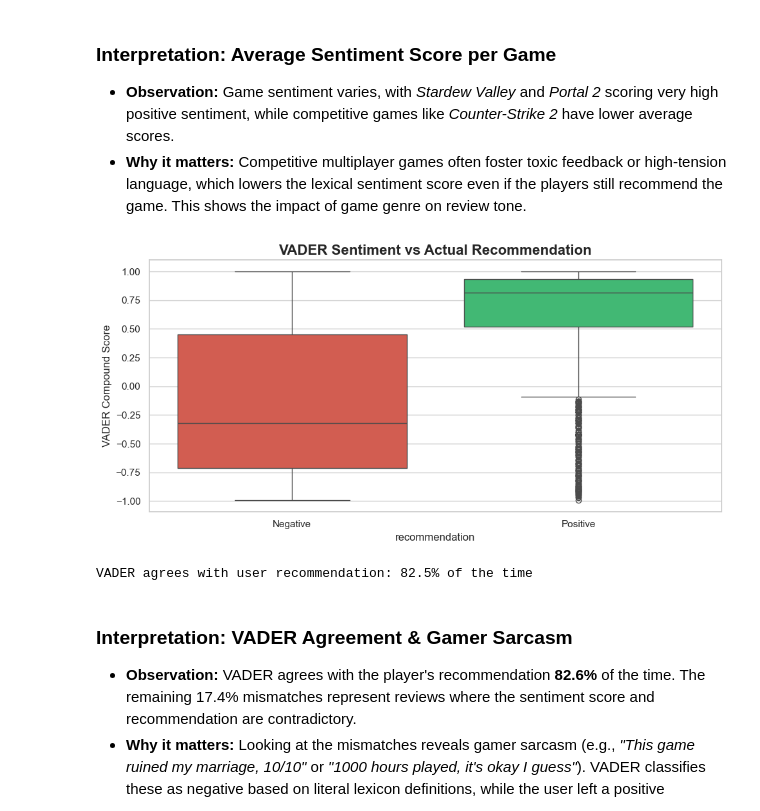
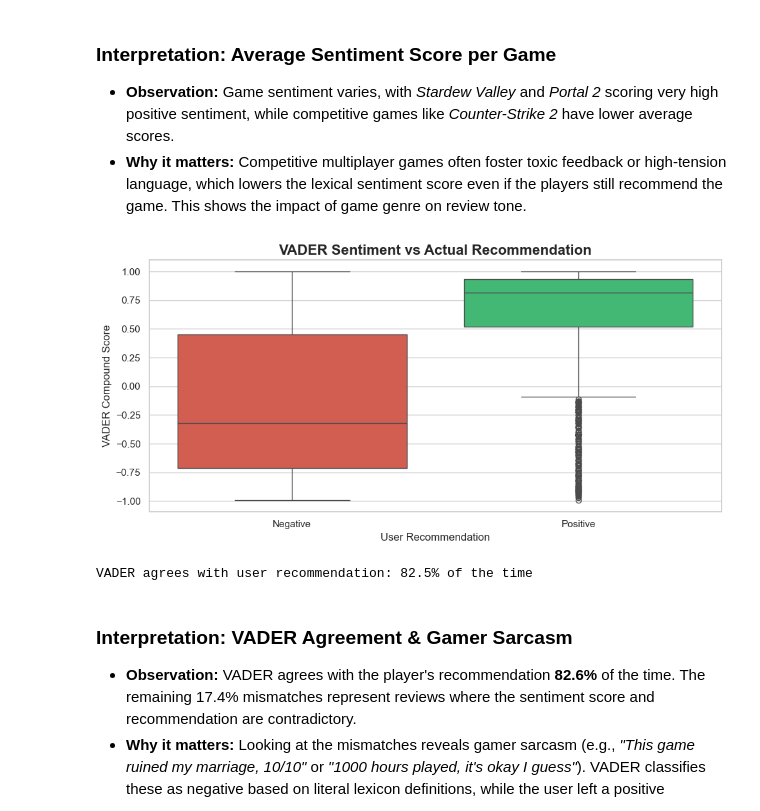
Before and after one commit to AlexandruCL/An_3, a Jupyter notebook: Sem_2/DM/Project/Steam_Reviews_Analysis.ipynb, the cells around one changed output. Saved outputs shown, nothing was run; the diff lists cells and outputs as text; code cells hidden in the pictures.

```diff
--- a/Sem_2/DM/Project/Steam_Reviews_Analysis.ipynb
+++ b/Sem_2/DM/Project/Steam_Reviews_Analysis.ipynb
@@ -381,19 +374,20 @@ plt.show()
 # %%
 # --- Plot 6: Does VADER sentiment agree with the user's thumbs up/down? ---
 fig, ax = plt.subplots(figsize=(10, 5))
 sns.boxplot(data=df_reviews, x='recommendation', y='sentiment_compound', palette=['#e74c3c', '#2ecc71'], ax=ax)
 ax.set_title('VADER Sentiment vs Actual Recommendation', fontsize=16, fontweight='bold')
 ax.set_ylabel('VADER Compound Score')
+ax.set_xlabel('User Recommendation')
 plt.tight_layout()
 plt.show()
 
 # Agreement rate
 agree_pos = ((df_reviews['voted_up']==True) & (df_reviews['sentiment_label']=='Positive')).sum()
 agree_neg = ((df_reviews['voted_up']==False) & (df_reviews['sentiment_label']=='Negative')).sum()
 total = len(df_reviews)
 print(f"VADER agrees with user recommendation: {(agree_pos+agree_neg)/total*100:.1f}% of the time")
 # %% [output]
-[figure, old version]
+[figure, new version]
 VADER agrees with user recommendation: 82.5% of the time
 # %% [markdown]
 ### Interpretation: VADER Agreement & Gamer Sarcasm
```
Also changed, not shown: parts of 11 cells of this notebook.
